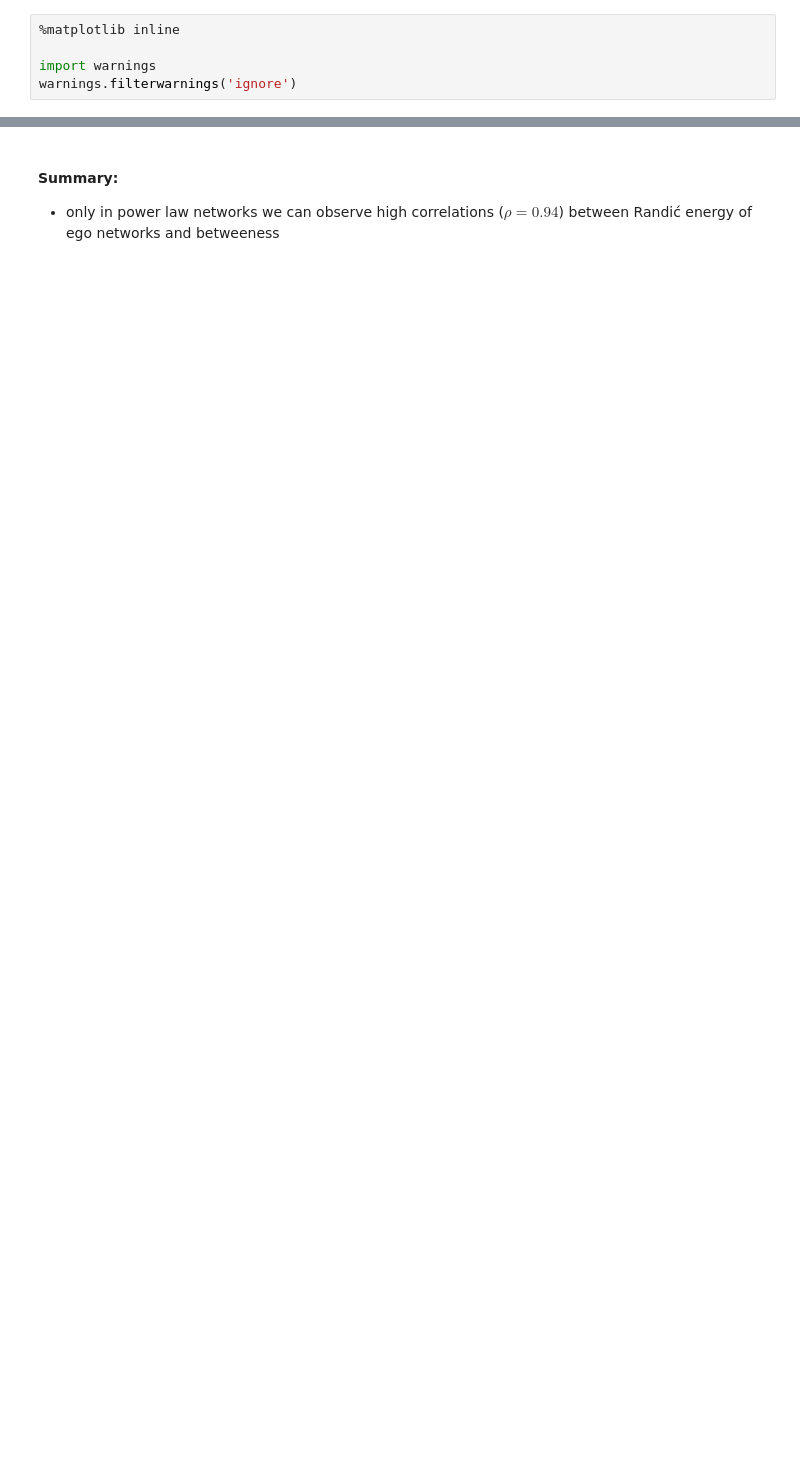
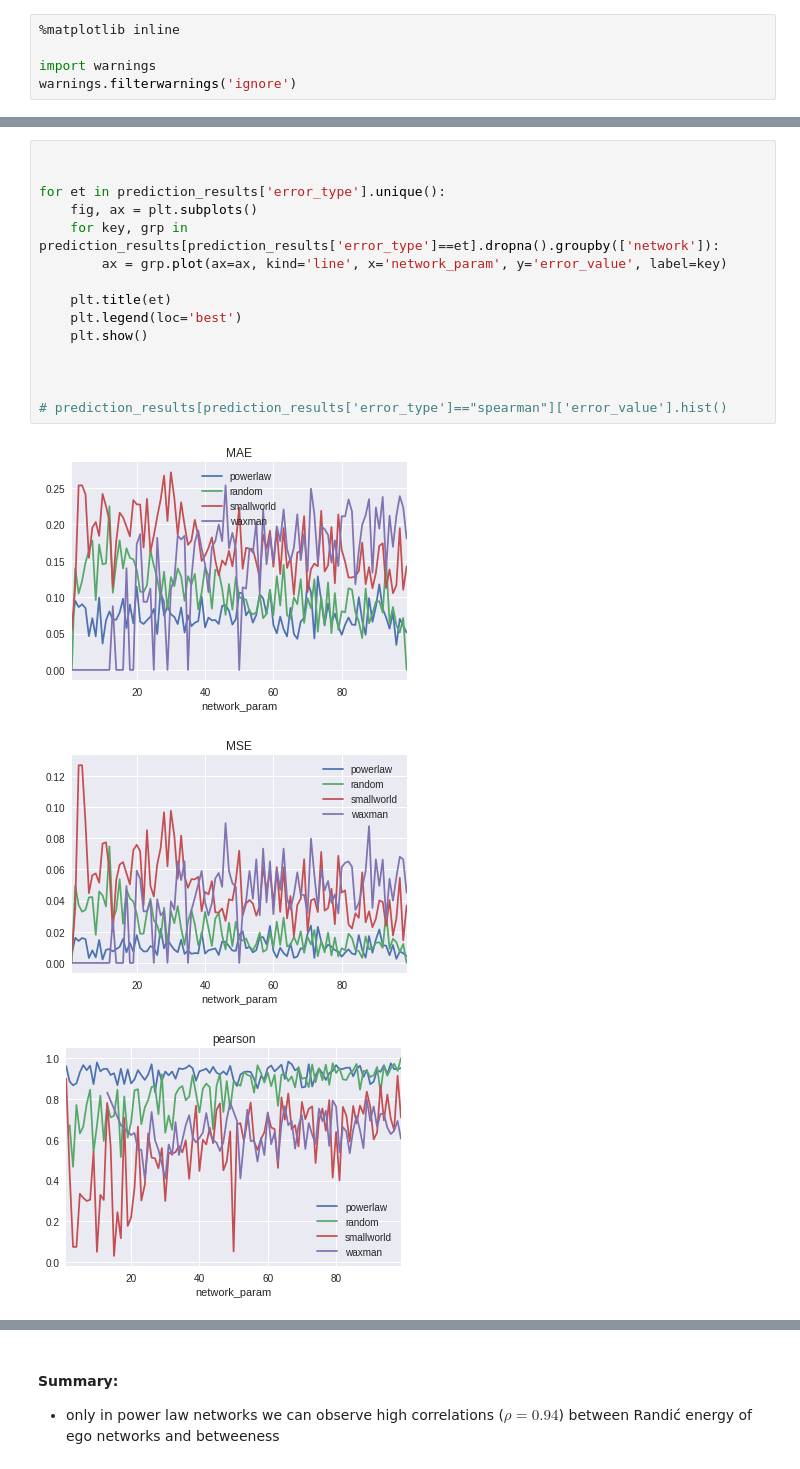
Before and after one commit to megaduks/entropy-complex-networks, a Jupyter notebook: betweeness-vs-energy.ipynb, the cells around one changed output, grey strips where cells are left out. Saved outputs shown, nothing was run; the diff lists cells and outputs as text; blank space fills up the shorter version.

```diff
--- a/betweeness-vs-energy.ipynb
+++ b/betweeness-vs-energy.ipynb
@@ -74,0 +279,19 @@ for p in tqdm(range(1,100)):
+# %%
+
+
+for et in prediction_results['error_type'].unique():
+    fig, ax = plt.subplots()
+    for key, grp in prediction_results[prediction_results['error_type']==et].dropna().groupby(['network']):
+        ax = grp.plot(ax=ax, kind='line', x='network_param', y='error_value', label=key)
+
+    plt.title(et)
+    plt.legend(loc='best')
+    plt.show()
+
+
+
+# prediction_results[prediction_results['error_type']=="spearman"]['error_value'].hist()
+# %% [output]
+[figure, added]
+[figure, added]
+[figure, added]
```
Also changed, not shown: parts of 32 cells of this notebook.
